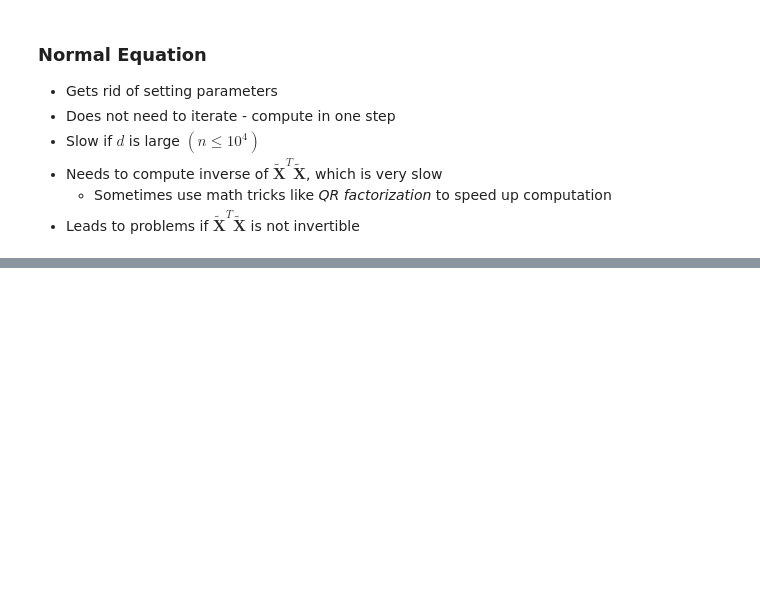
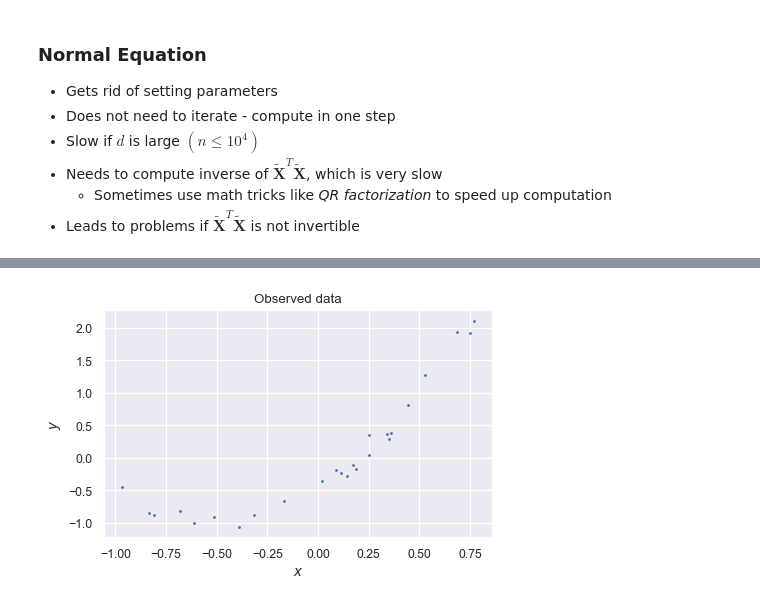
Before and after one commit to Knoero/MachineLearning, a Jupyter notebook: 1 Basics/00 Linear Regression via Least Squares.ipynb, the cells around one changed output, grey strips where cells are left out. Saved outputs shown, nothing was run; the diff lists cells and outputs as text; code cells hidden in the pictures; blank space fills up the shorter version.

```diff
--- a/1 Basics/00 Linear Regression via Least Squares.ipynb
+++ b/1 Basics/00 Linear Regression via Least Squares.ipynb
@@ -82,0 +241,19 @@ $$
+# %%
+# Number of observations
+num_obs = 25
+# Sample x
+x = (2 * np.random.rand(num_obs) - 1.0).reshape(-1, 1)
+# True parameters
+theta_true = np.array([-0.5, 2.0, 2.0]).reshape(-1, 1)
+# Calculate y samples
+y = theta_true[0] + theta_true[1] * x + theta_true[2] * x**2 \
++ 0.1*np.random.randn(num_obs).reshape(-1, 1)
+# Visulize the dataset
+fig, ax = plt.subplots(figsize=(5, 3), dpi=100)
+ax.plot(x, y, '.', markersize=2)
+ax.set_xlabel('$x$')
+ax.set_ylabel('$y$')
+ax.set_title('Observed data')
+plt.show()
+# %% [output]
+[figure, added]
```
Also changed, not shown: parts of 41 cells of this notebook, 1 other file.
